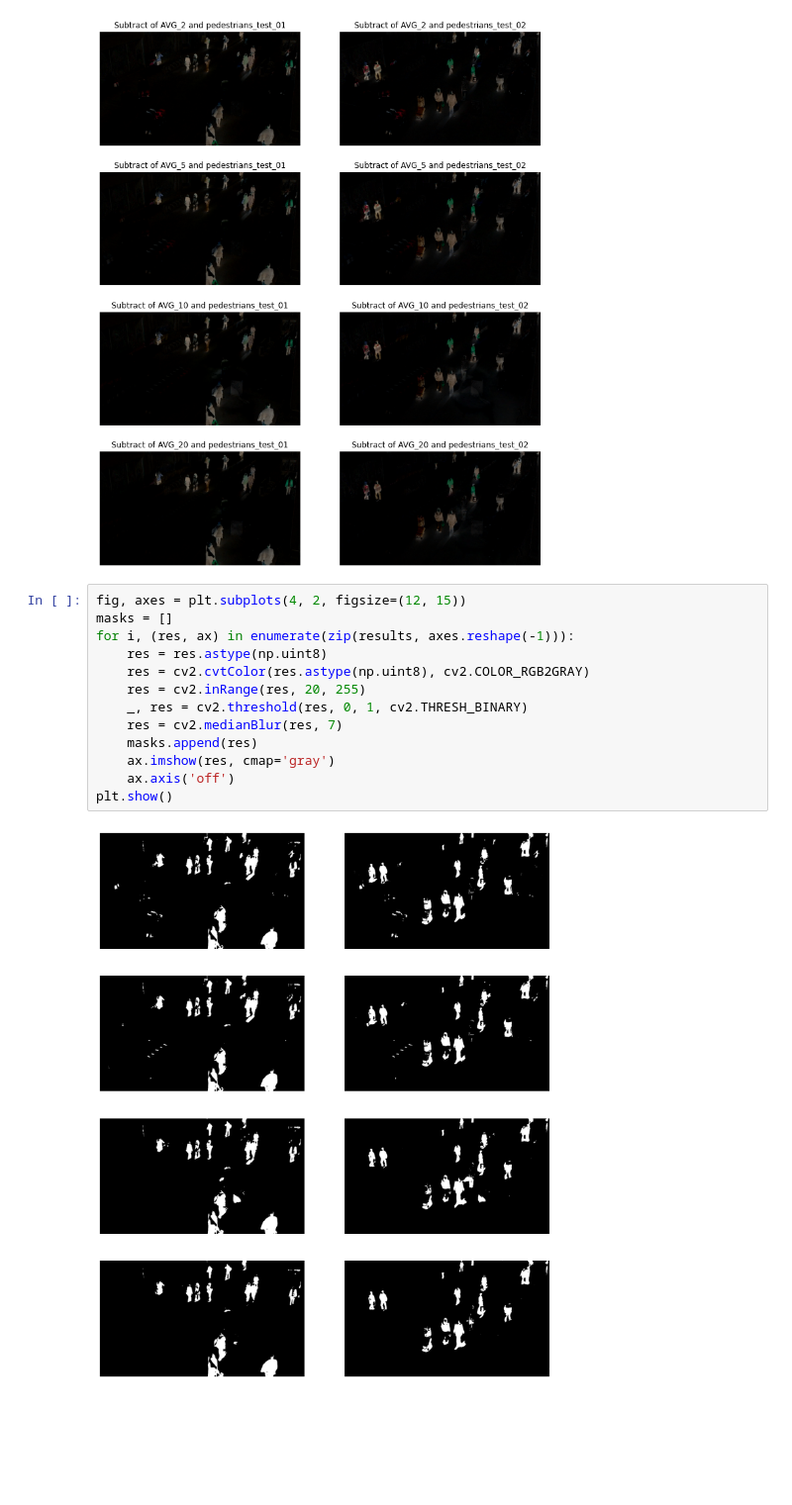
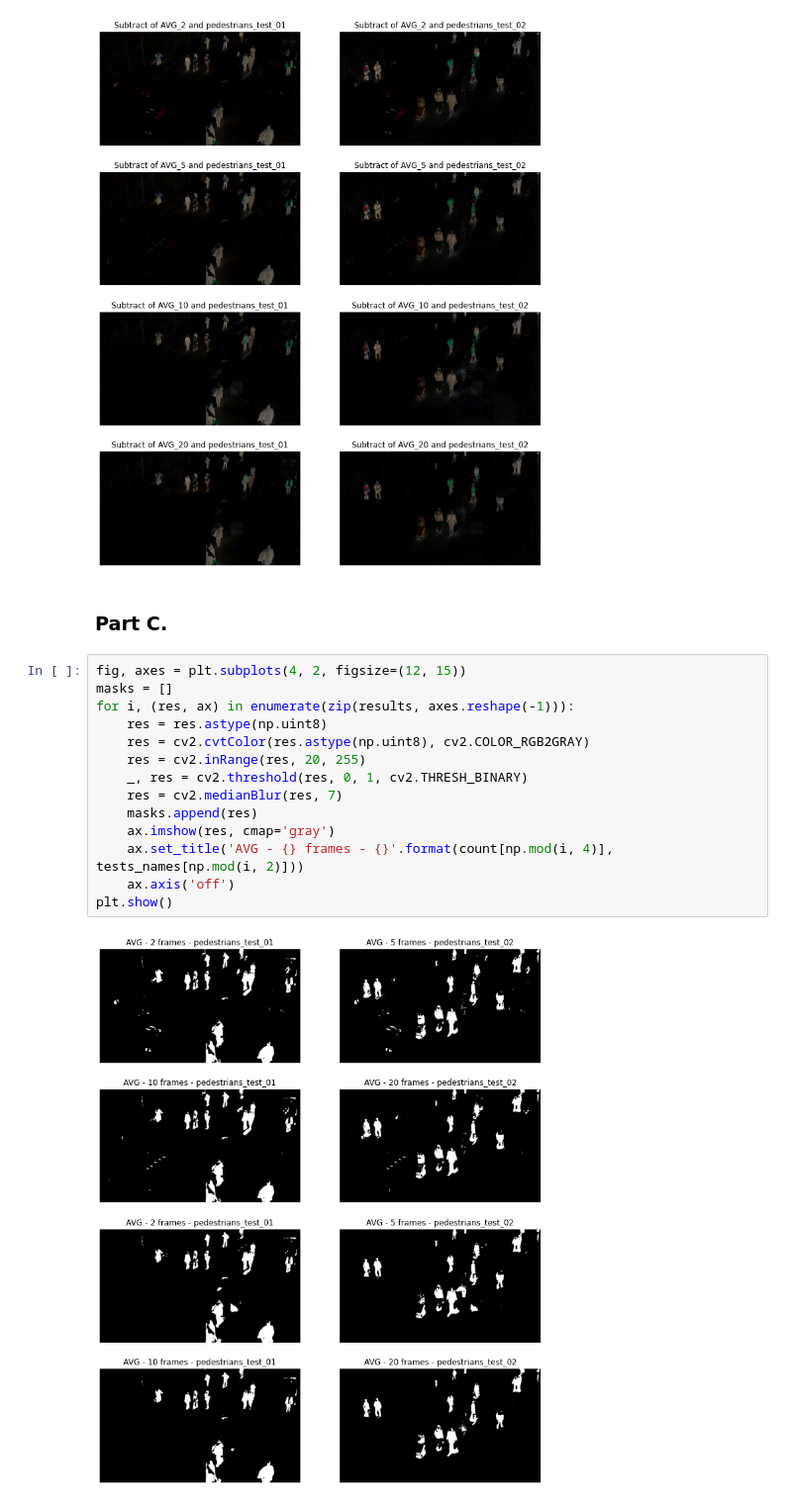
Before and after one commit to nahbos/AUT-DIP, a Jupyter notebook: HW02/Q3.ipynb, the cells around one changed output. Shown at 99% size. Cells and saved outputs as stored; diff of their text form; blank space fills up the shorter version.

```diff
--- a/HW02/Q3.ipynb
+++ b/HW02/Q3.ipynb
@@ -64,18 +64,21 @@ for i, background in enumerate(backgrounds):
 plt.show()
 # %% [output]
 [figure]
+# %% [markdown]
+### Part C.
 # %%
 fig, axes = plt.subplots(4, 2, figsize=(12, 15))
 masks = []
 for i, (res, ax) in enumerate(zip(results, axes.reshape(-1))):
     res = res.astype(np.uint8)
     res = cv2.cvtColor(res.astype(np.uint8), cv2.COLOR_RGB2GRAY)
     res = cv2.inRange(res, 20, 255)
     _, res = cv2.threshold(res, 0, 1, cv2.THRESH_BINARY)
     res = cv2.medianBlur(res, 7)
     masks.append(res)
     ax.imshow(res, cmap='gray')
+    ax.set_title('AVG - {} frames - {}'.format(count[np.mod(i, 4)], tests_names[np.mod(i, 2)]))
     ax.axis('off')
 plt.show()
 # %% [output]
-[figure, old version]
+[figure, new version]
```
Also changed, not shown: parts of 14 cells of this notebook, 1 other file.
